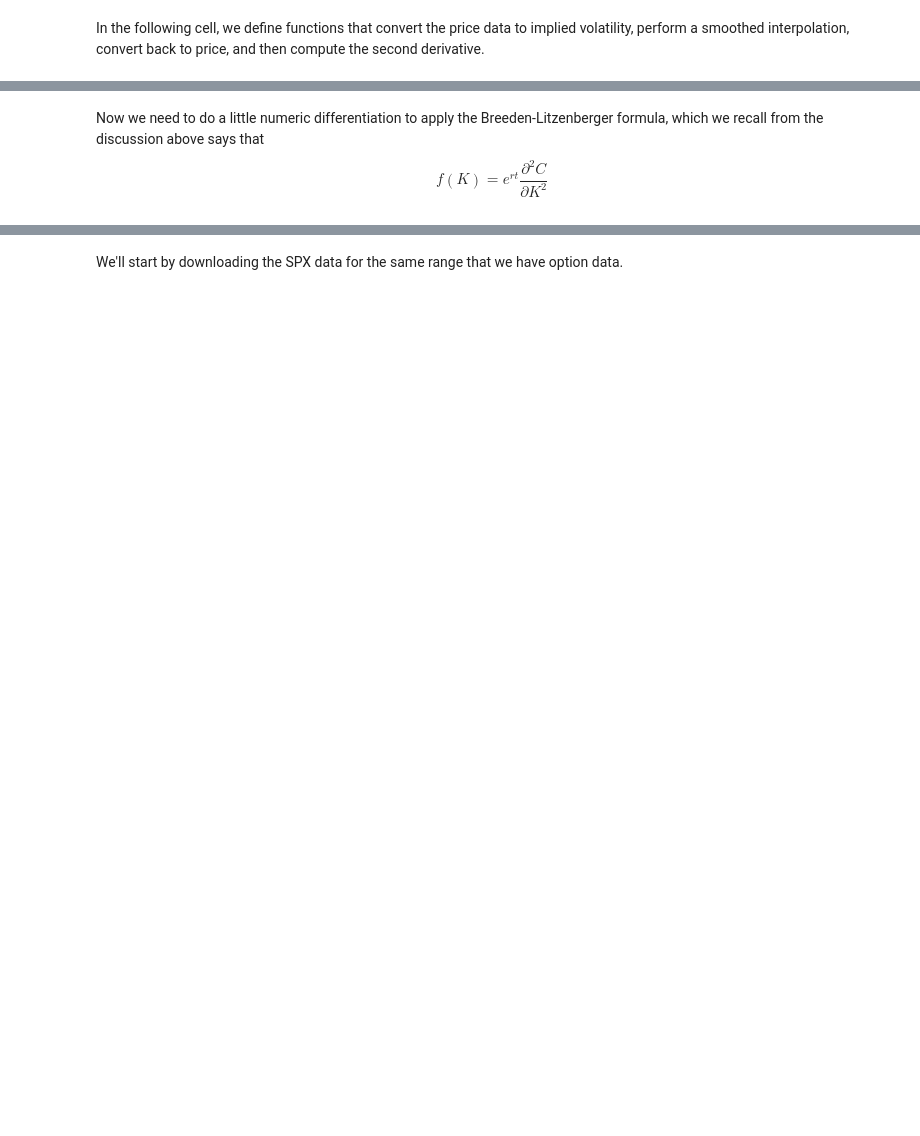
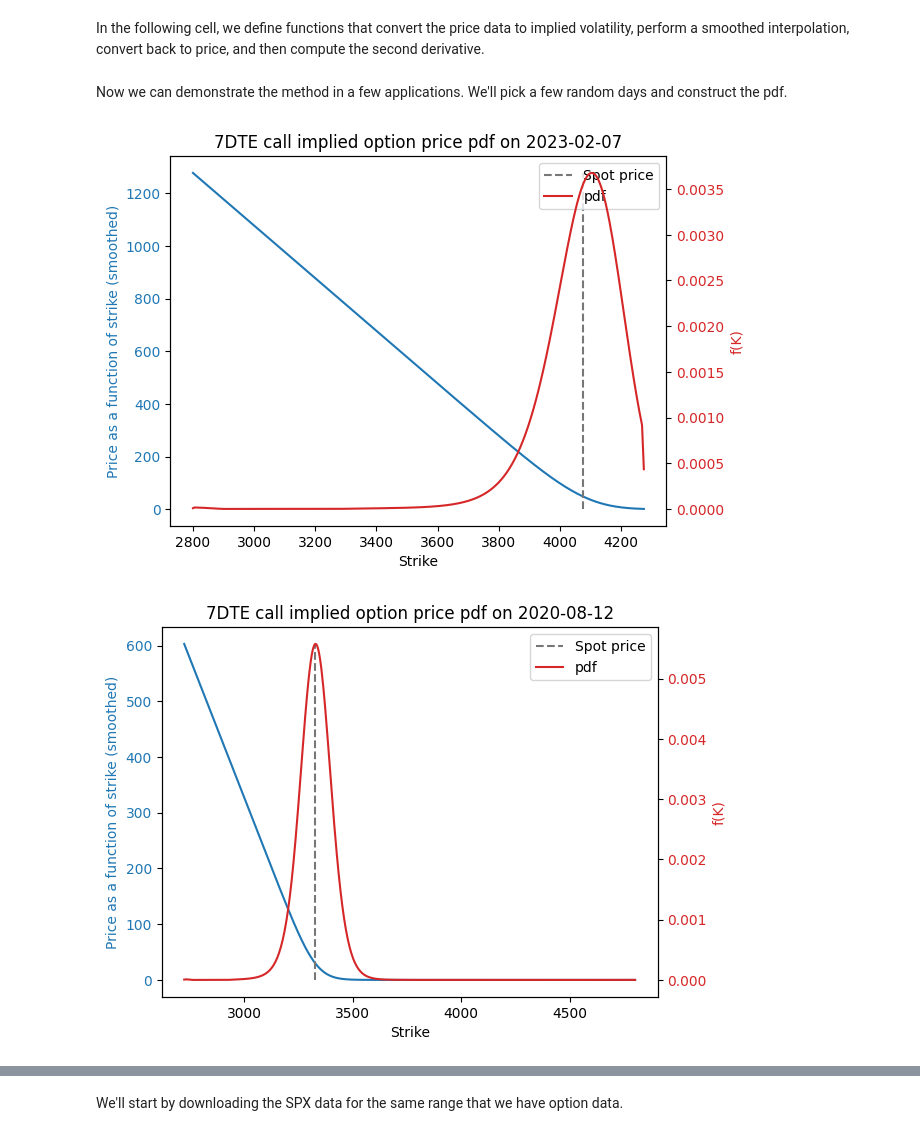
Before and after one commit to swbuchanan/implied-stock-distributions, a Jupyter notebook: project.ipynb, the cells around one changed output, grey strips where cells are left out. Cells and saved outputs as stored; diff of their text form; code cells hidden in the pictures; blank space fills up the shorter version.

```diff
--- a/project.ipynb
+++ b/project.ipynb
@@ -428,7 +419,8 @@ def create_pdf_from_df(df: pd.DataFrame, option_type):
+# %% [markdown]
+Now we can demonstrate the method in a few applications.
+We'll pick a few random days and construct the pdf.
 # %%
-
-
-for _ in range(5):
+for _ in range(3):
     dfs = {
         "1DTE": spx_1dte_dfs,
         "7DTE": spx_7dte_dfs,
@@ -438,77 +430,41 @@ for _ in range(5):
     df_type = random.choice(["1DTE", "7DTE", "28DTE"])
     df = dfs[df_type][random.randint(0, len(dfs[df_type]))].copy()
 
-    # for i, search_df in enumerate(spx_1dte_dfs):
-    #     if "2021-11-29 16:00:00" in search_df["quote_time"].values:
-    #         print(f"Found in dataframe {i}")
-    #         df = search_df
-    #         break
-
-    # df = spx_1dte_dfs[14]
-
-
-    # df = spx_28dte_dfs[random.randint(0, len(spx_1dte_dfs))].copy()
-
     spot_price = df['underlying_last'].mean()   # I am taking the mean just in case, but the underlying_last column should contain only one number
 
     option_type = ["call", "put"][random.randint(0,1)]
 
-    # strikes_fine, bs_prices_fine, f_2 = create_pdf(
-    #     option_type=option_type, # TODO: also do put options
-    #     strikes=df['strike'],
-    #     option_prices=df[f'{option_type}_mid'],
-    #     underlying_prices=df["underlying_last"],
-    #     tte_years=tte_years,
-    #     spot_price=spot_price
-    # )
-
-    # plt.plot(df['strike'], df['call_mid'])
-    # plt.title("strike vs mid")
-    # plt.show()
-
     strike_grid, price_smooth, iv_smooth = smooth_option_curve(
         strikes=df['strike'],
-        option_prices=df['call_mid'],
+        option_prices=df[f'{option_type}_mid'],
         spot=spot_price,
         T=df['tte_years'].iloc[0],
         option_type="call",
         r=0,
         n_grid=500,
     )
 
-    # plt.plot(strike_grid, price_smooth)
-    # plt.title("strike vs price NEW smoothed")
-    # plt.show()
-
-    # plt.plot(strike_grid, iv_smooth(strike_grid))
-    # plt.title("strike vs iv NEW smoothed")
-    # plt.show()
-
-    # plt.plot(df['strike'], df['call_iv'])
-    # plt.title("strike vs iv")
-    # plt.show()
-
     strikes_fine, bs_prices_fine, f_2 = create_pdf_from_df(df, 'call')
-
-    # plt.plot(strikes_fine, bs_prices_fine)
-    # plt.title("strikes fine vs bs prices fine")
-    # plt.show()
-
 
     fig, ax1 = plt.subplots()
 
     ax1.plot(strikes_fine, bs_prices_fine)
     ax1.set_xlabel('Strike')
     ax1.set_ylabel('Price as a function of strike (smoothed)', color='tab:blue')
     ax1.tick_params(axis='y', labelcolor='tab:blue')
 
     ax2 = ax1.twinx()
     ax2.plot(strikes_fine, f_2(strikes_fine), color='tab:red', label='pdf')
     ax2.set_ylabel('f(K)', color='tab:red')
     ax2.tick_params(axis='y', labelcolor='tab:red')
 
-    # print(f_2(strikes_fine).min())
     ax1.vlines(x=spot_price, ymin=bs_prices_fine.min(), ymax=bs_prices_fine.max(), color="#777777", linestyles="--", label="Spot price")
-    # ax1.vlines(x=spot_price * np.exp(0.5 * tte_years), ymin=bs_prices_fine.min(), ymax=bs_prices_fine.max(), color="#777777", linestyles="--", label="Spot price")
     plt.title(f"{df_type} {option_type} implied option price pdf on {pd.to_datetime(df['expire_unix'].iloc[0], unit="s").date()}")
+    lines1, labels1 = ax1.get_legend_handles_labels()
+    lines2, labels2 = ax2.get_legend_handles_labels()
+    ax1.legend(lines1 + lines2, labels1 + labels2, loc='best')
+
     plt.show()
+# %% [output]
+[figure, added]
+[figure, added]
@@ -515,6 +472,3 @@ for _ in range(5):
-# %% [markdown]
-Now we need to do a little numeric differentiation to apply the Breeden-Litzenberger formula, which we recall from the discussion above says that
-$$f(K) = e^{rt} \frac{\partial^2 C}{\partial K^2}$$
 # %% [markdown]
 ## Comparing to market data
 
```
Also changed, not shown: parts of 22 cells of this notebook.
